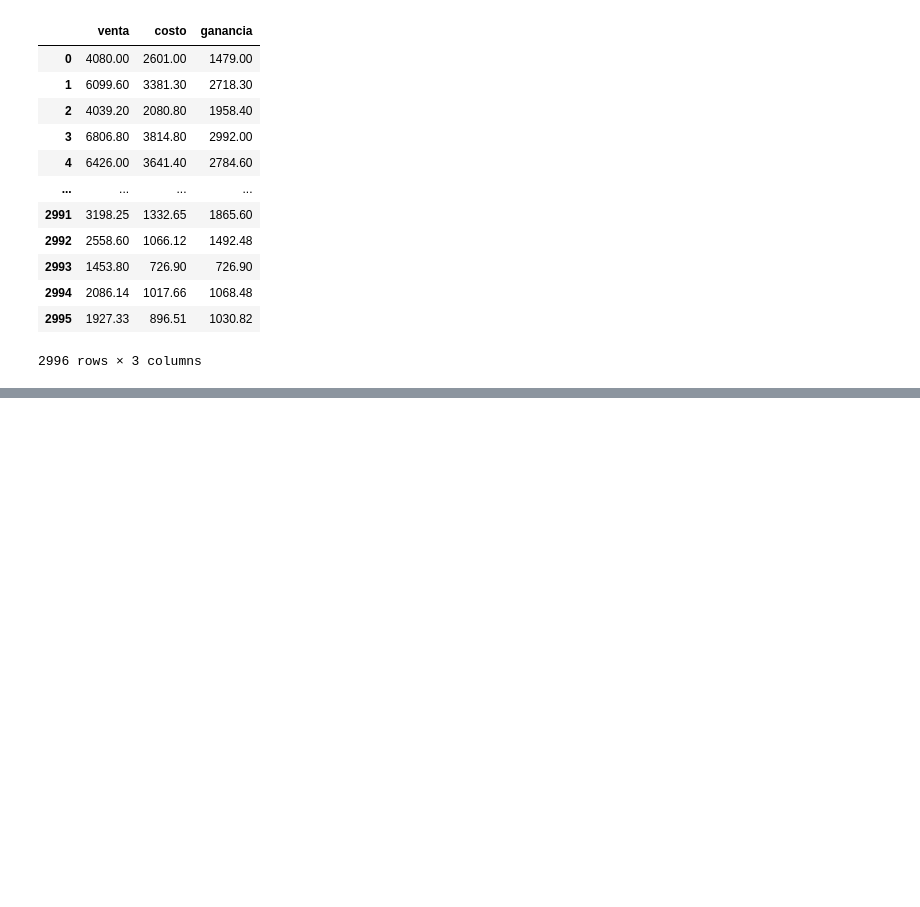
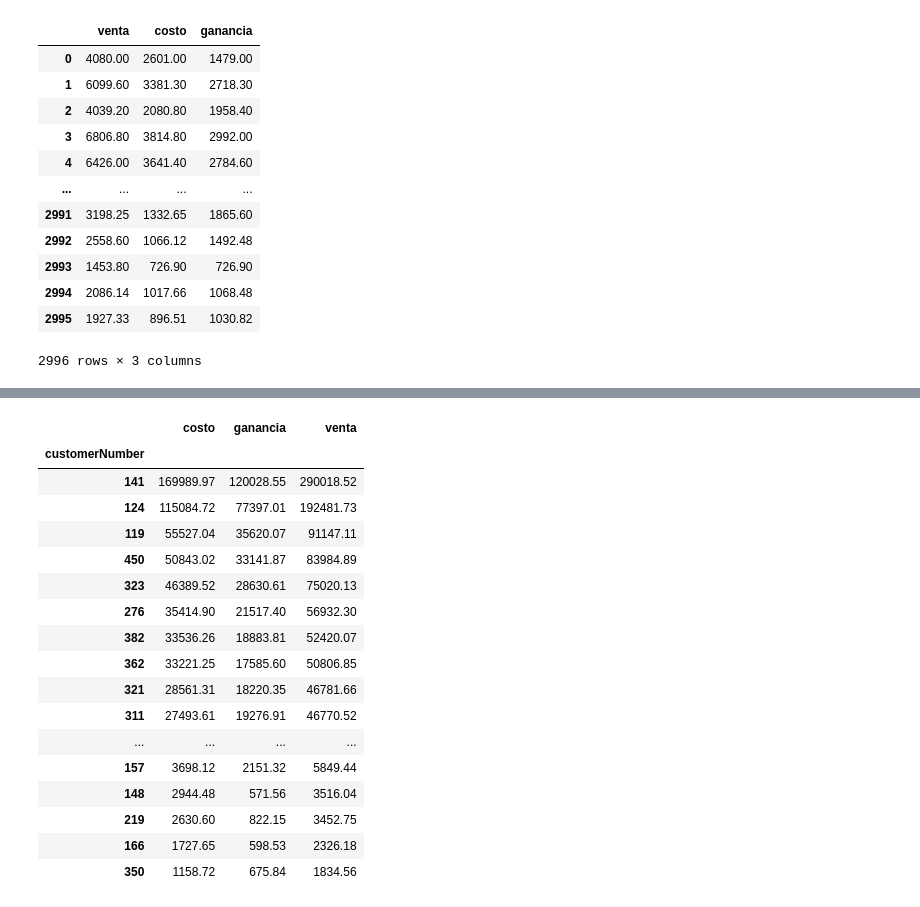
Before and after one commit to hlcxpl/pythond7, a Jupyter notebook: python7.ipynb, the cells around one changed output, grey strips where cells are left out. Drawn from its saved outputs; the diff is of its cells as text; code cells hidden in the pictures; blank space fills up the shorter version.

```diff
--- a/python7.ipynb
+++ b/python7.ipynb
@@ -124,0 +258,44 @@ NameError: name 'pd' is not defined
+# %%
+from funciones import filtrar_dataframe_por_fechas, generar_reporte, guardar_tabla
+
+#  Agrupa y calcula las ventas totales, costos totales y ganancias totales por cliente
+ventas_por_cliente = generar_reporte(ventas_2005,
+                                     filas='customerNumber',
+                                     columnas=None,
+                                     valores=['venta', 'costo', 'ganancia'],
+                                     medida='sum')
+
+#  Ordena los resultados por ventas totales de manera descendente
+ventas_por_cliente = ventas_por_cliente.sort_values(by='venta', ascending=False)
+
+#  Selecciona los 10 primeros clientes con las mayores ventas
+top_10_clientes_2005 = ventas_por_cliente.head(10)
+
+#  Crea un nuevo DataFrame con esta información
+top_10_clientes_2005.reset_index(inplace=True)  # Reiniciar el índice para tener 'customerNumber' como una columna
+
+#  Guarda este DataFrame en una tabla de PostgreSQL llamada 'top_10_clientes_2005'
+nombre_tabla_clientes = 'top_10_clientes_2005'
+
+# Guarda el DataFrame en la tabla de PostgreSQL
+guardar_tabla(top_10_clientes_2005, nombre_tabla_clientes, engine)
+ventas_por_cliente
+# %% [output]
+|  | costo | ganancia | venta |
+| customerNumber |  |  |  |
+| 141 | 169989.97 | 120028.55 | 290018.52 |
+| 124 | 115084.72 | 77397.01 | 192481.73 |
+| 119 | 55527.04 | 35620.07 | 91147.11 |
+| 450 | 50843.02 | 33141.87 | 83984.89 |
+| 323 | 46389.52 | 28630.61 | 75020.13 |
+| 276 | 35414.90 | 21517.40 | 56932.30 |
+| 382 | 33536.26 | 18883.81 | 52420.07 |
+| 362 | 33221.25 | 17585.60 | 50806.85 |
+| 321 | 28561.31 | 18220.35 | 46781.66 |
+| 311 | 27493.61 | 19276.91 | 46770.52 |
+| ... | ... | ... | ... |
+| 157 | 3698.12 | 2151.32 | 5849.44 |
+| 148 | 2944.48 | 571.56 | 3516.04 |
+| 219 | 2630.60 | 822.15 | 3452.75 |
+| 166 | 1727.65 | 598.53 | 2326.18 |
+| 350 | 1158.72 | 675.84 | 1834.56 |
```
Also changed, not shown: parts of 16 cells of this notebook, 2 other files.
